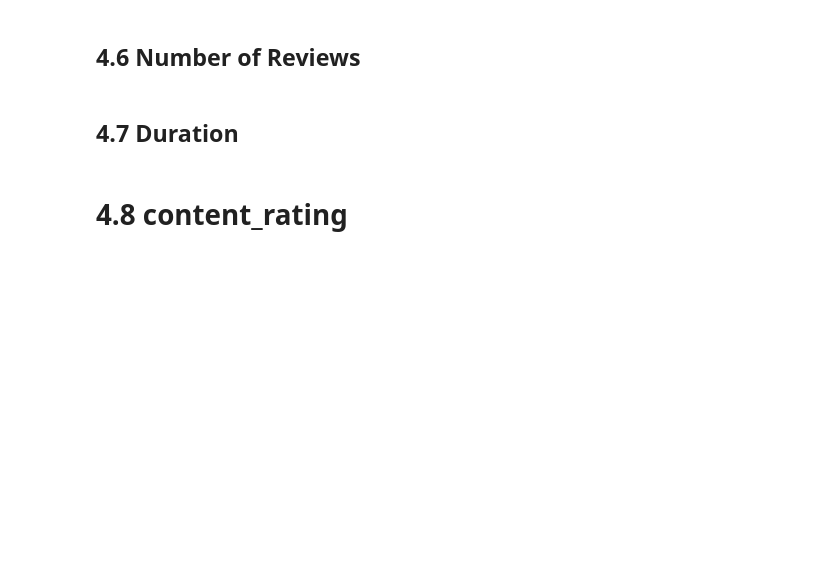
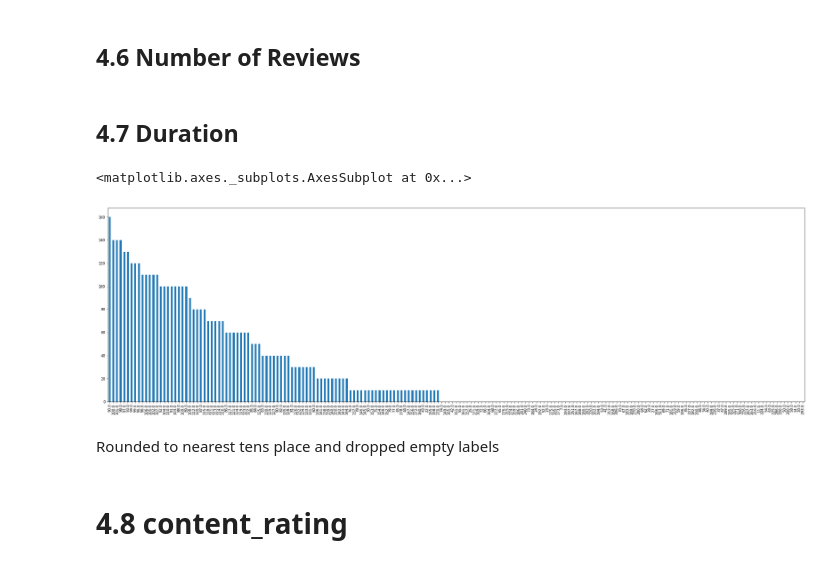
Before and after one commit to wensu425/Cogs108_Movie_Prediction, a Jupyter notebook: Movie_prediction.ipynb, the cells around one changed output. Cells and saved outputs as stored; diff of their text form; code cells hidden in the pictures; blank space fills up the shorter version.

```diff
--- a/Movie_prediction.ipynb
+++ b/Movie_prediction.ipynb
@@ -635,2 +626,9 @@ TODO: observation (country/continent not correlated)
+# %%
+data.duration.value_counts().round(-1).plot(kind = 'bar', figsize=(35,10))
+# %% [output]
+<matplotlib.axes._subplots.AxesSubplot at 0x...>
+[figure, added]
+# %% [markdown]
+Rounded to nearest tens place and dropped empty labels
 # %% [markdown]
 # 4.8 content_rating
```
Also changed, not shown: parts of 34 cells of this notebook.
